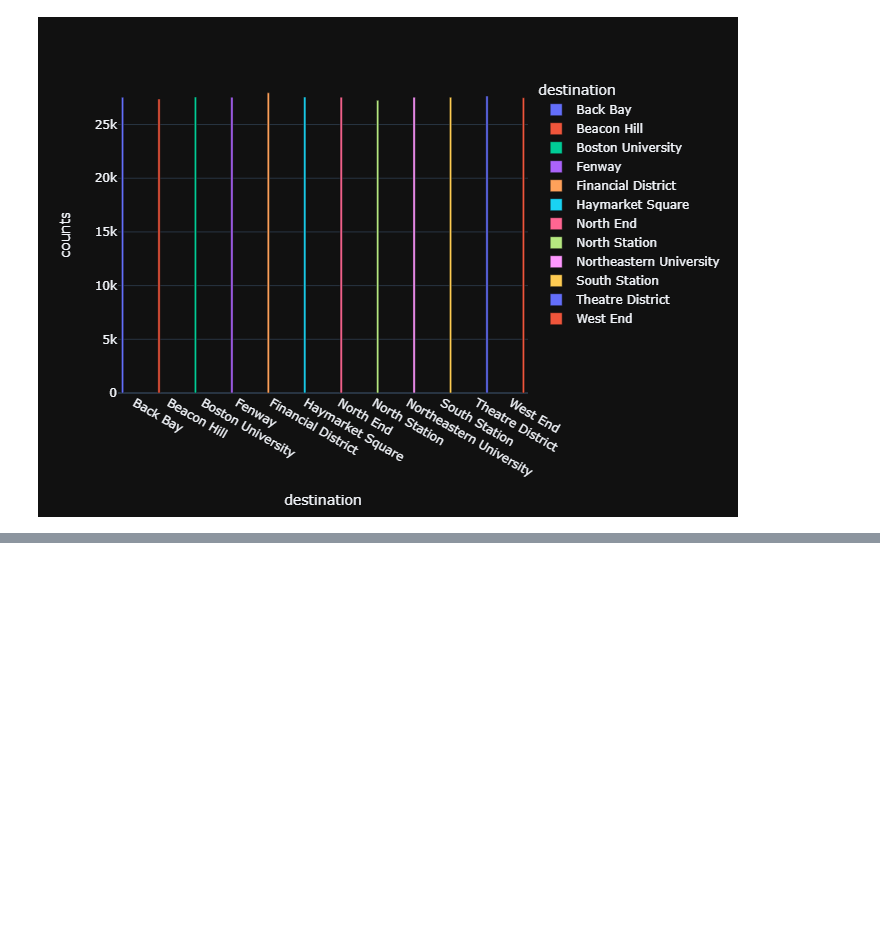
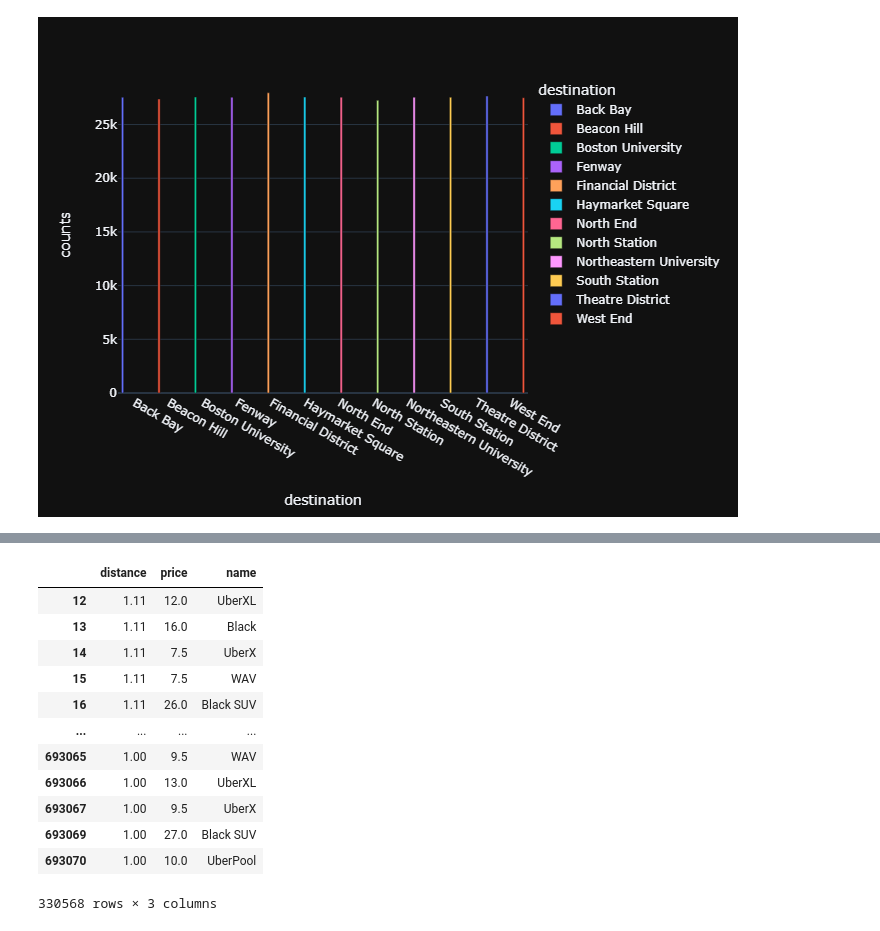
Before and after one commit to bossbruno/RideHailCompare, a Jupyter notebook: analysis.ipynb, the cells around one changed output, grey strips where cells are left out. Drawn from its saved outputs; the diff is of its cells as text; code cells hidden in the pictures; blank space fills up the shorter version.

```diff
--- a/analysis.ipynb
+++ b/analysis.ipynb
@@ -177,0 +249,18 @@ df.groupby(by=["destination","source"]).agg({'distance':'mean'})
+# %%
+new_df = df.drop(['id','time_stamp','date', 'cab_type', 'destination', 'source', 'surge_multiplier', 'id', 'product_id'],axis=1)
+# %%
+new_df
+# %% [output]
+|  | distance | price | name |
+| 12 | 1.11 | 12.0 | UberXL |
+| 13 | 1.11 | 16.0 | Black |
+| 14 | 1.11 | 7.5 | UberX |
+| 15 | 1.11 | 7.5 | WAV |
+| 16 | 1.11 | 26.0 | Black SUV |
+| ... | ... | ... | ... |
+| 693065 | 1.00 | 9.5 | WAV |
+| 693066 | 1.00 | 13.0 | UberXL |
+| 693067 | 1.00 | 9.5 | UberX |
+| 693069 | 1.00 | 27.0 | Black SUV |
+| 693070 | 1.00 | 10.0 | UberPool |
+330568 rows × 3 columns
```
Also changed, not shown: parts of 7 cells of this notebook.
